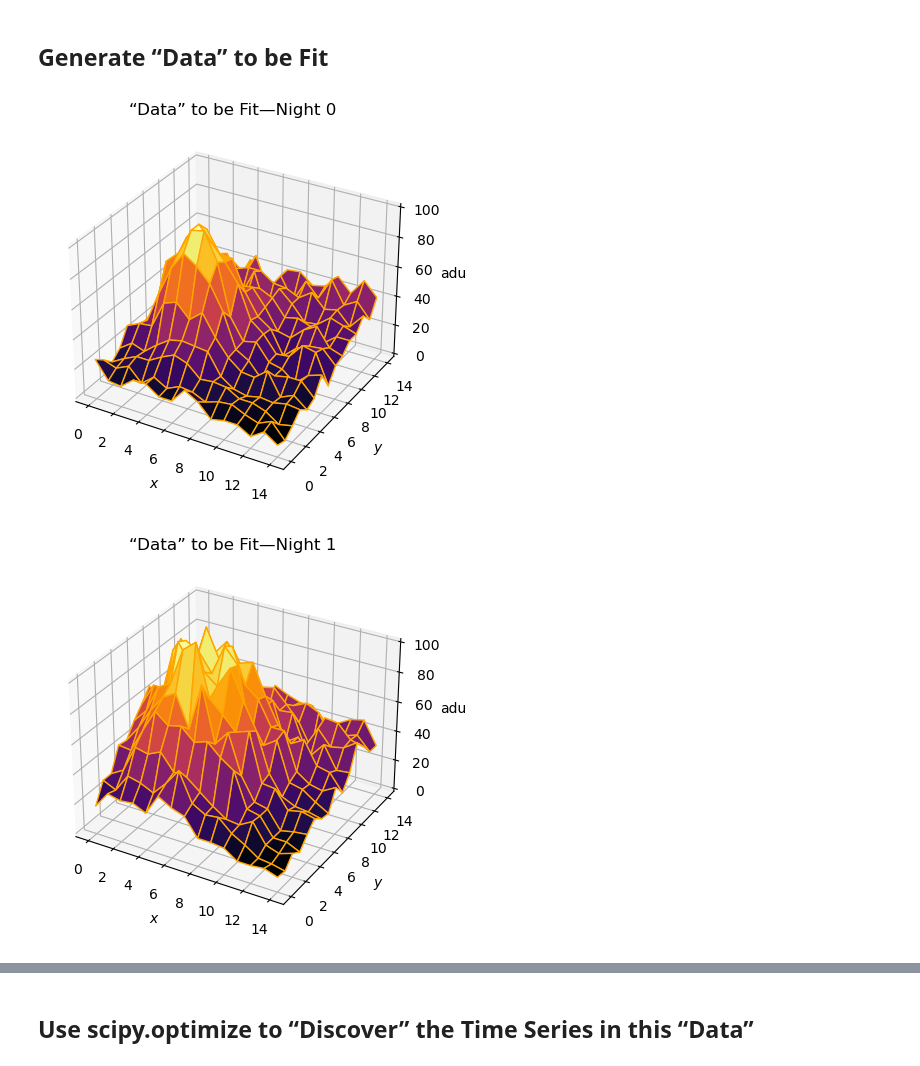
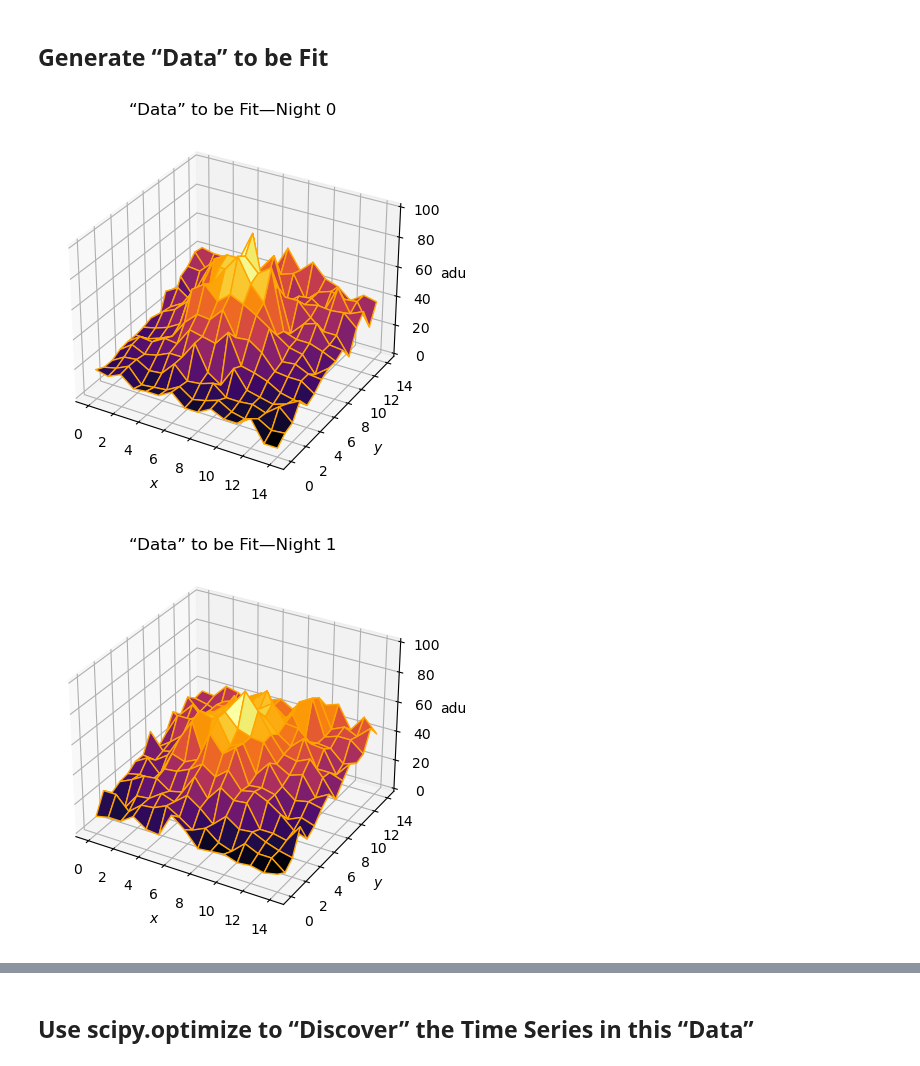
Before and after one commit to brianhill/transient-astronomy, a Jupyter notebook: dev/TimeSeriesEstimation.ipynb, the cells around one changed output, grey strips where cells are left out. Cells and saved outputs as stored; diff of their text form; code cells hidden in the pictures.

Commit message:
Fixed seeing function normalization and plotted final time series.

```diff
--- a/dev/TimeSeriesEstimation.ipynb
+++ b/dev/TimeSeriesEstimation.ipynb
@@ -13,7 +13,7 @@ region_size = 15 # the number of pixels (width and height) of the region being f
 
 nights = 6 # the number of nights for which the supernova was observed
 
-nightly_fwhm = [5.0, 8.0, 3.0, 5.0, 6.5, 6.0] # the fwhm (determined from elsewhere in the image)
+nightly_fwhm = [5.5, 7.5, 5.0, 5.0, 6.5, 6.0] # the fwhm (determined from elsewhere in the image)
 
 # The parameters to be fit that are fixed from night to night (prefixed with f_):
 
@@ -24,28 +24,33 @@ nightly_fwhm = [5.0, 8.0, 3.0, 5.0, 6.5, 6.0] # the fwhm (determined from elsewh
 ) = (
     15.0, 5.5, 10.5,
     -15.5, 15.5, 12.5,
-    4.4, 6.5,
+    6.5, 7.5,
 )
 
 # The parameters to be fit that vary from night to night (prefixed with v_):
 
-v_h = [90.0 - 5.0 * (night - 2)**2 for night in range(nights)] # supernova brightness
+v_h = [90.0 - 8.0 * (night - 2)**2 for night in range(nights)] # supernova brightness
 
-# The above creates this time series: [70.0, 85.0, 90.0, 85.0, 70.0, 45.0]
+# The above creates this time series: [58.0, 82.0, 90.0, 82.0, 58.0, 18.0]
 # %% [markdown]
 ## Generate &ldquo;Data&rdquo; to be Fit
 # %%
-def centered_seeing_function(sigma_squared, x, y):
+# centered_seeing_function is normalized a little oddly....it has max 1 at x=y=0 if fwhm is 5.0.
+# It is normalized to have the same integrated flux for other values of sigma_squared.
+
+reference_fwhm = 5.0
+
+def centered_seeing_function(fwhm, x, y):
+    sigma_squared = (fwhm / 2)**2 / math.log(2)
     distance_squared = x**2 + y**2
-    return math.exp(-distance_squared / sigma_squared)
+    return (reference_fwhm / fwhm)**2 * math.exp(-distance_squared / sigma_squared)
 
 def make_model(fwhm, background, x_slope, y_slope, axx, axy, ayy, height, x_pos, y_pos):
     def model(x, y):
-        sigma_squared = (fwhm / 2)**2 / math.log(2)
         return (
             background + x_slope * x / region_size + y_slope * y / region_size + # constant and linear
             axx * x**2 / region_size**2 + axy * x * y / region_size**2 + ayy * y**2 / region_size**2 + # quadratic
-            height * centered_seeing_function(sigma_squared, x - x_pos, y - y_pos) # supernova
+            height * centered_seeing_function(fwhm, x - x_pos, y - y_pos) # supernova
         )
 
     return model
@@ -69,39 +74,37 @@ y = np.outer(y_positions, np.ones(region_size))
 data = np.array(sampled_series) # the data is now in a numpy cube with axes (night, y, x)
 
 for night in range(nights):
-    fig = plt.figure()
-
     # syntax for 3-D plotting
     axes = plt.axes(projection='3d')
     axes.set_xlabel('$x$')
     axes.set_ylabel('$y$')
     axes.set_zlabel('adu')
     axes.plot_surface(x, y, data[night], cmap='inferno', edgecolor='orange')
     axes.set_title(u'\u201cData\u201d to be Fit\u2014Night ' + str(night))
     axes.axes.set_zlim3d(bottom=0, top=100)
 
     plt.show()
 
 # The numpy convention when converting a nested list to an array is
 # that the most-rapidly varying index stays last, which sort of makes sense,
 # because that is the way nested lists work.
 #
 # To be concrete, in case the preceding description of the numpy convention was
 # inscrutable, consider sampled_series[0][inty][intx)] and data[0][inty, intx]
 # and compare it with model(intx, inty):
 
 # night = 0
 # intx = int(f_x)
 # inty = int(f_y)
 
 # (
 #     sampled_series[night][inty][intx], # first night's data at (intx, inty)
 #     data[night][inty, intx], # exact same thing, but converted to a numpy array
 #     time_series_generator[night](intx, inty) # notice the ordering of indices
 # )
 
 # The first two values will be identical, and except for Poisson noise they
 # will agree with the third.
 # %% [output]
-[figure, old version]
+[figure, new version]
-[figure, old version]
+[figure, new version]
```
Also changed, not shown: parts of 4 cells of this notebook.
